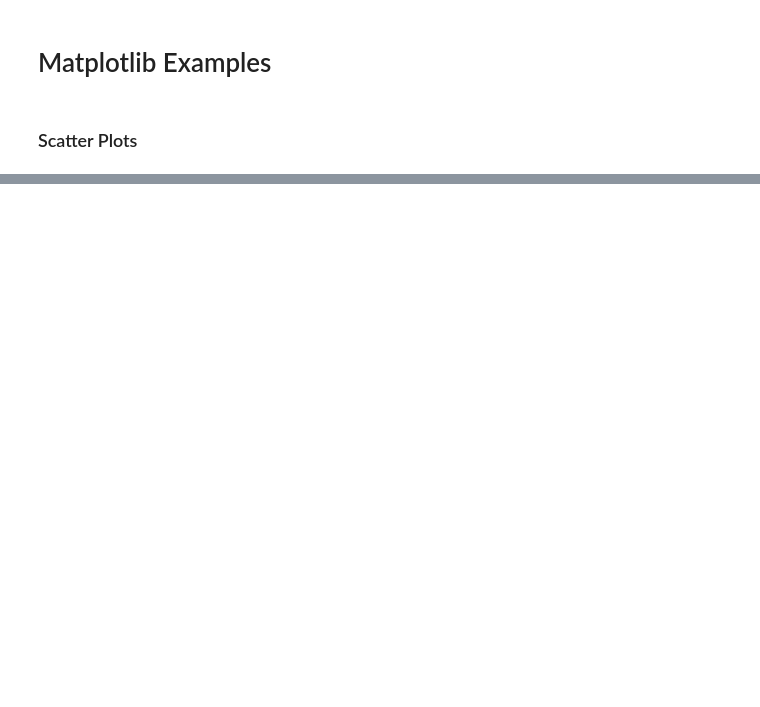
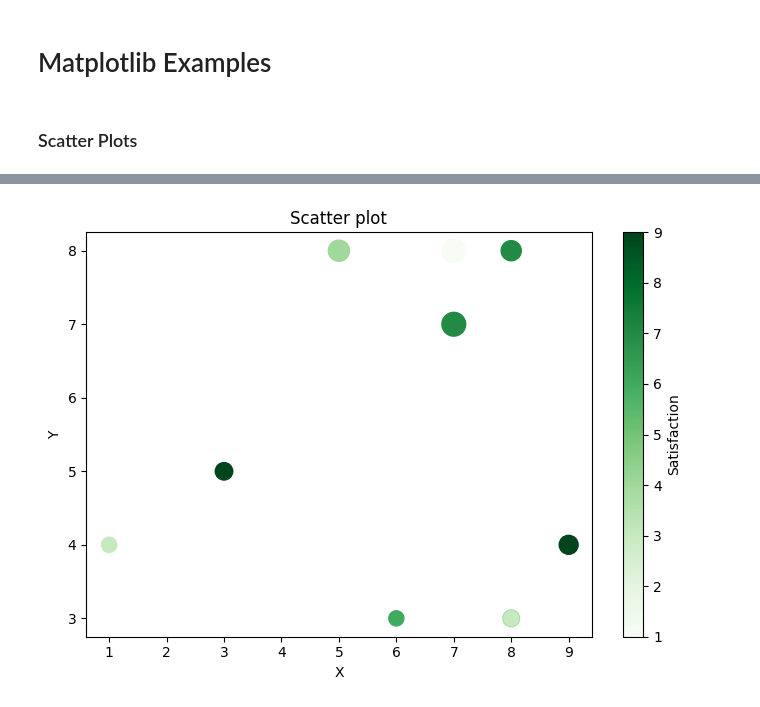
Before and after one commit to amitmakhija/Matplotlib, a Jupyter notebook: Matplotlib.ipynb, the cells around one changed output, grey strips where cells are left out. Saved outputs shown, nothing was run; the diff lists cells and outputs as text; code cells hidden in the pictures; blank space fills up the shorter version.

```diff
--- a/Matplotlib.ipynb
+++ b/Matplotlib.ipynb
@@ -52,0 +53,21 @@ plt.show()
+# %%
+x = np.random.randint(1,10,10)
+y = np.random.randint(1,10,10)
+size = np.random.randint(100,300,10)
+color = np.random.randint(1,10,10)
+
+plt.figure(figsize = (7,5))
+plt.style.use("default")
+
+plt.scatter(x,y,s = size, c = color, cmap = 'Greens' ) #adding cmap and color bar. cmap works with color parameter
+cbar = plt.colorbar()
+cbar.set_label("Satisfaction")
+
+plt.xlabel("X")
+plt.ylabel("Y")
+plt.title("Scatter plot")
+
+plt.tight_layout()
+plt.show()
+# %% [output]
+[figure, added]
```
Also changed, not shown: parts of 3 cells of this notebook.
